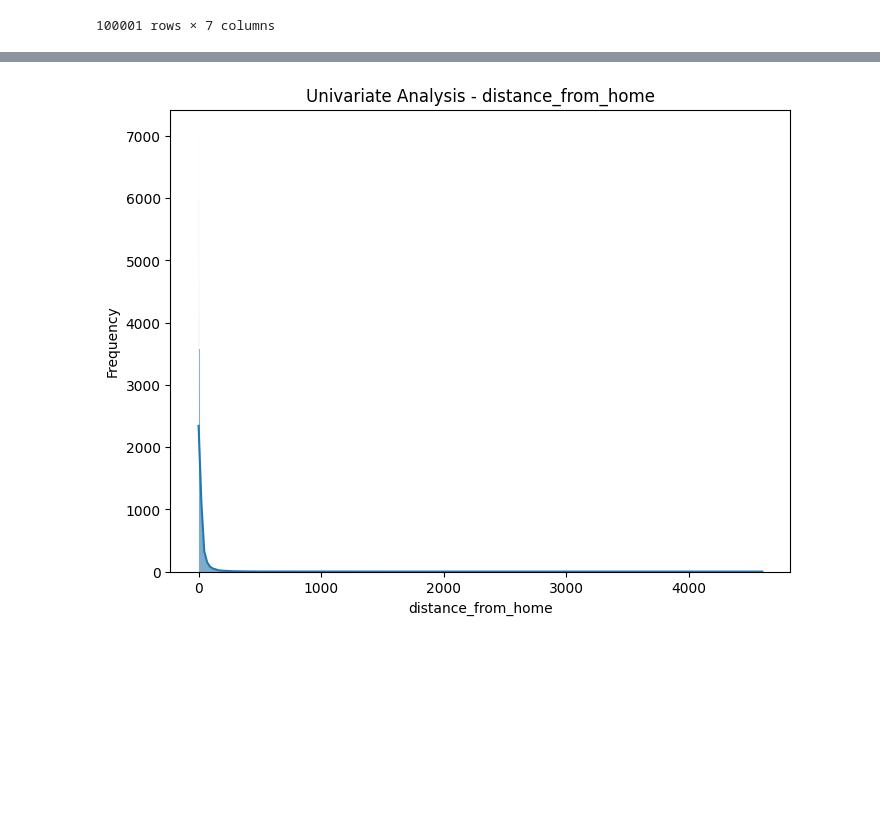
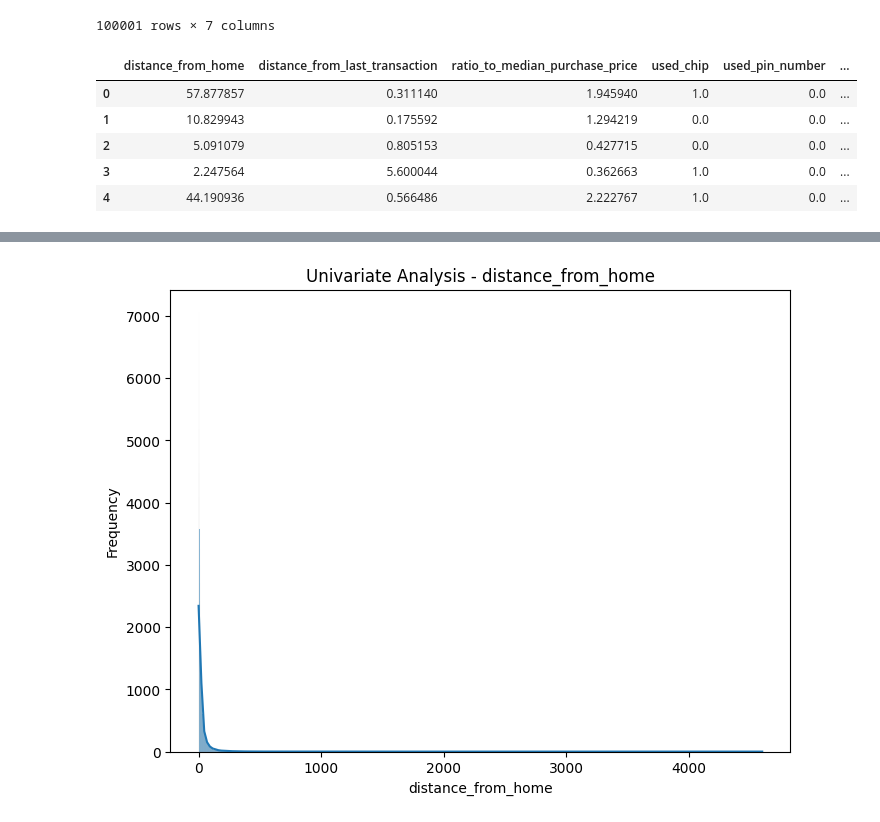
Before and after one commit to MckyleM/MLG_Project2_Fraud_Detection, a Jupyter notebook: Step_by_step.ipynb, the cells around one changed output, grey strips where cells are left out. Saved outputs shown, nothing was run; the diff lists cells and outputs as text; code cells hidden in the pictures; blank space fills up the shorter version.

```diff
--- a/Step_by_step.ipynb
+++ b/Step_by_step.ipynb
@@ -145,6 +145,25 @@ Raw_Data
 | 99999 | 2.914857 | 1.472687 | 0.218075 | 1 | 1 | ... |
 | 100000 | 4.258729 | 0.242023 | 0.475822 | 1 | 0 | ... |
 100001 rows × 7 columns
+# %%
+#Removing leaky features
+dataset_path = 'card_transdata.csv'
+Training_Data = pd.read_csv(dataset_path, nrows=100000)
+
+Training_Data.drop(
+    columns=
+    ['repeat_retailer',
+    'fraud',],
+    inplace=True
+)
+Training_Data.head()
+# %% [output]
+|  | distance_from_home | distance_from_last_transaction | ratio_to_median_purchase_price | used_chip | used_pin_number | ... |
+| 0 | 57.877857 | 0.311140 | 1.945940 | 1.0 | 0.0 | ... |
+| 1 | 10.829943 | 0.175592 | 1.294219 | 0.0 | 0.0 | ... |
+| 2 | 5.091079 | 0.805153 | 0.427715 | 0.0 | 0.0 | ... |
+| 3 | 2.247564 | 5.600044 | 0.362663 | 1.0 | 0.0 | ... |
+| 4 | 44.190936 | 0.566486 | 2.222767 | 1.0 | 0.0 | ... |
 # %%
 #Missing values and outliers
 import pandas as pd
```
Also changed, not shown: parts of 3 cells of this notebook.
